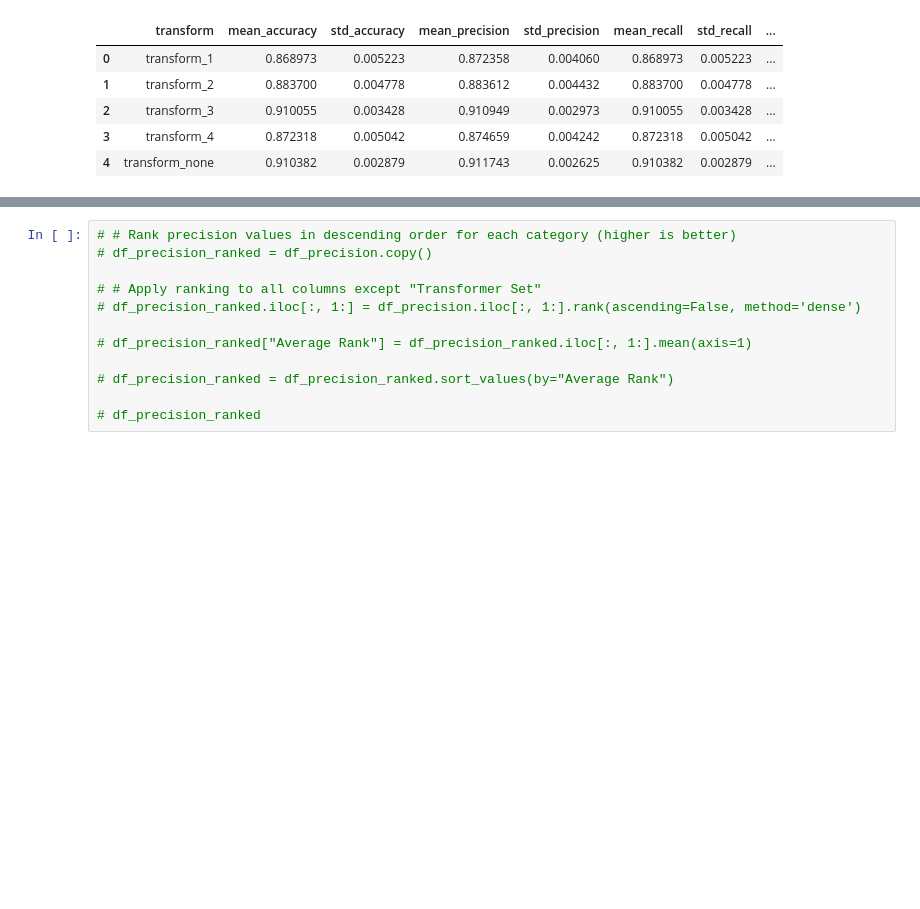
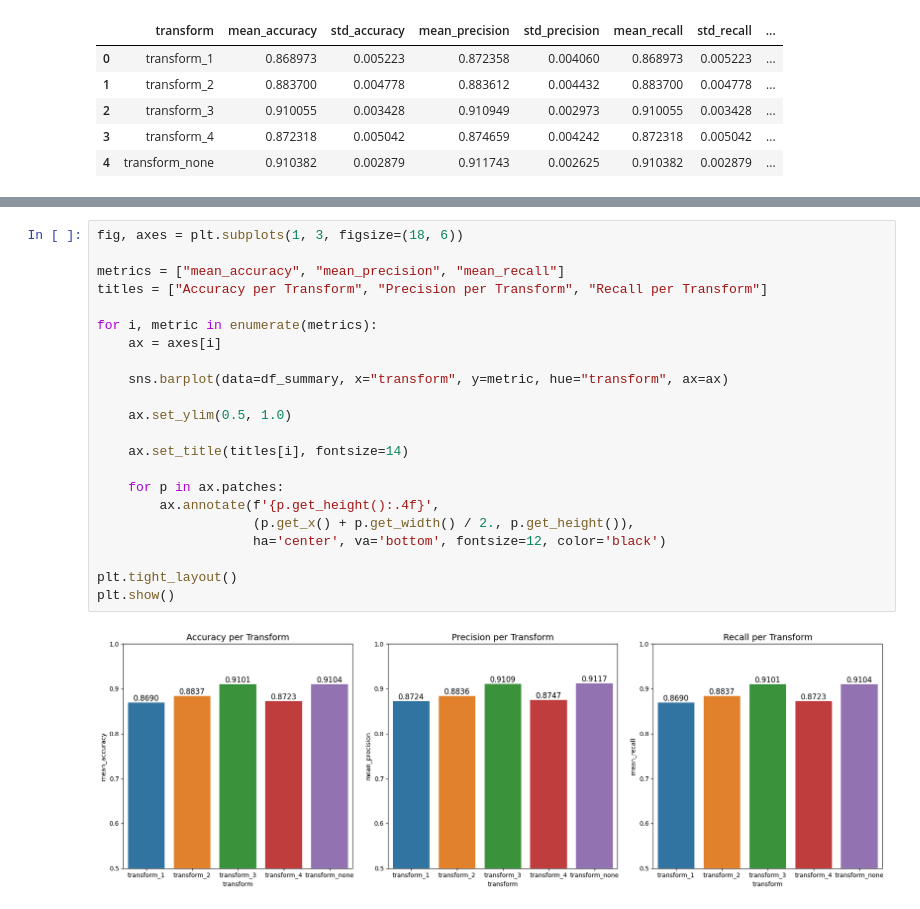
Before and after one commit to WasinYok/AutoTag-with-CNN, a Jupyter notebook: Cloth_tagging_with_CNN.ipynb, the cells around one changed output, grey strips where cells are left out. Cells and saved outputs as stored; diff of their text form; blank space fills up the shorter version.

Commit message:
Add the plot represent the result of each model

```diff
--- a/Cloth_tagging_with_CNN.ipynb
+++ b/Cloth_tagging_with_CNN.ipynb
@@ -897,12 +708,24 @@ df_summary
-# %%
-# # Rank precision values in descending order for each category (higher is better)
-# df_precision_ranked = df_precision.copy()
-
-# # Apply ranking to all columns except "Transformer Set"
-# df_precision_ranked.iloc[:, 1:] = df_precision.iloc[:, 1:].rank(ascending=False, method='dense')
-
-# df_precision_ranked["Average Rank"] = df_precision_ranked.iloc[:, 1:].mean(axis=1)
-
-# df_precision_ranked = df_precision_ranked.sort_values(by="Average Rank")
-
-# df_precision_ranked
+# %%
+fig, axes = plt.subplots(1, 3, figsize=(18, 6))
+
+metrics = ["mean_accuracy", "mean_precision", "mean_recall"]
+titles = ["Accuracy per Transform", "Precision per Transform", "Recall per Transform"]
+
+for i, metric in enumerate(metrics):
+    ax = axes[i]
+
+    sns.barplot(data=df_summary, x="transform", y=metric, hue="transform", ax=ax)
+
+    ax.set_ylim(0.5, 1.0)
+
+    ax.set_title(titles[i], fontsize=14)
+
+    for p in ax.patches:
+        ax.annotate(f'{p.get_height():.4f}',
+                    (p.get_x() + p.get_width() / 2., p.get_height()),
+                    ha='center', va='bottom', fontsize=12, color='black')
+
+plt.tight_layout()
+plt.show()
+# %% [output]
+[figure, added]
```
Also changed, not shown: parts of 10 cells of this notebook.
